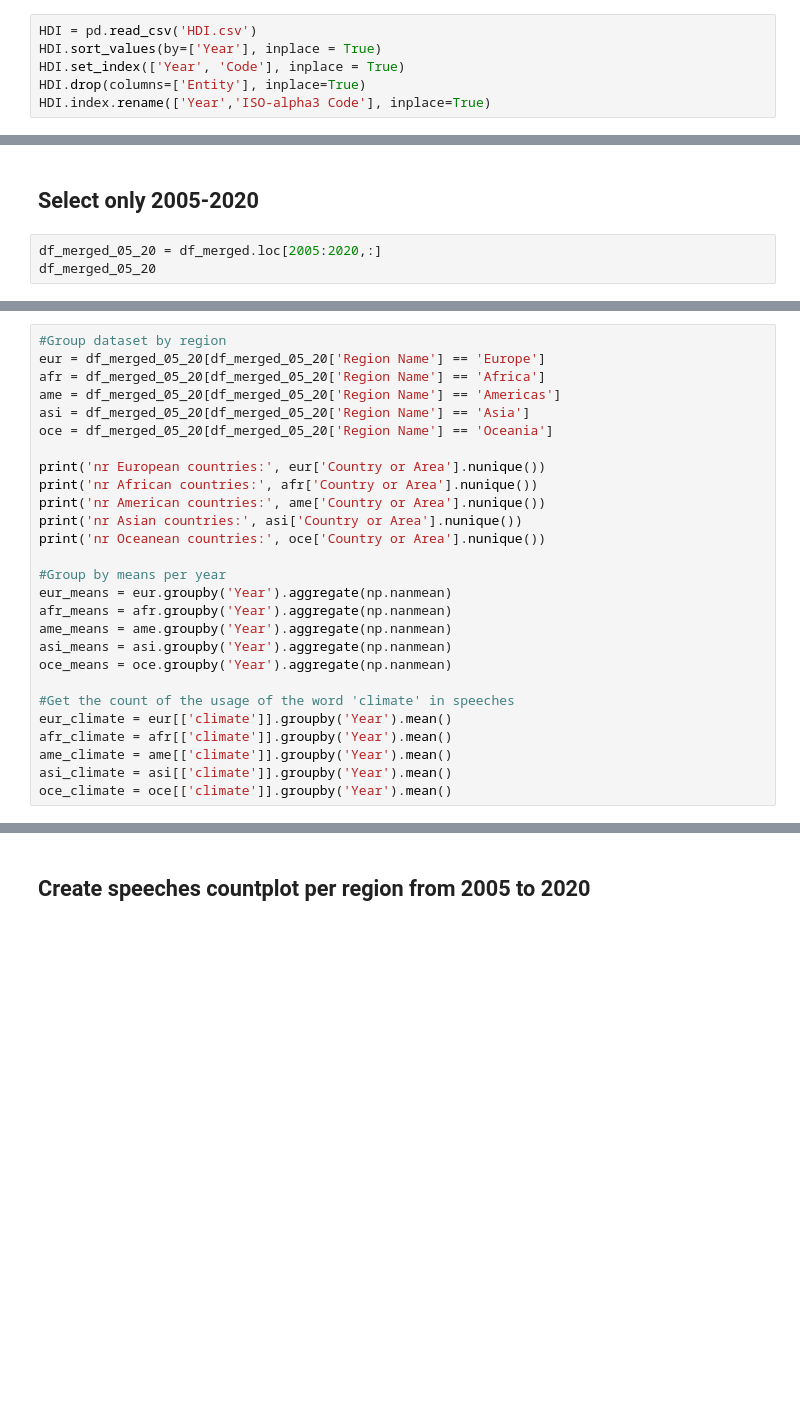
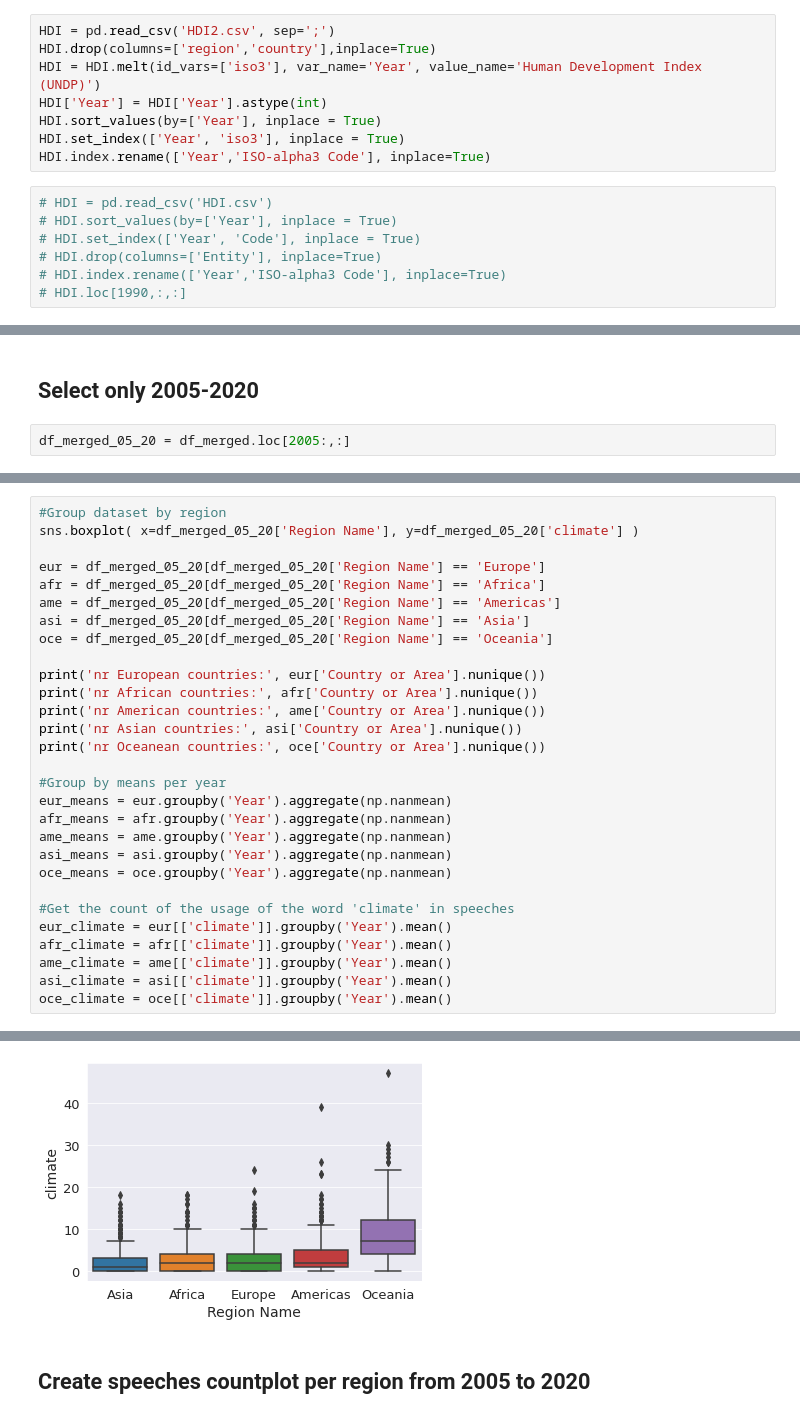
Before and after one commit to wolfbrr/FDS-2022, a Jupyter notebook: assignment-1/assignment-1.ipynb, the cells around one changed output, grey strips where cells are left out. Cells and saved outputs as stored; diff of their text form; blank space fills up the shorter version.

```diff
--- a/assignment-1/assignment-1.ipynb
+++ b/assignment-1/assignment-1.ipynb
@@ -164,12 +179,21 @@ df_happiness_merged.index.rename(['Year','ISO-alpha3 Code'], inplace=True)
 df_happiness_merged.drop(columns=['Country name','Country or Area'], inplace=True)
 # %% [markdown]
 ## Read HDI report
+# %%
+HDI = pd.read_csv('HDI2.csv', sep=';')
+HDI.drop(columns=['region','country'],inplace=True)
+HDI = HDI.melt(id_vars=['iso3'], var_name='Year', value_name='Human Development Index (UNDP)')
+HDI['Year'] = HDI['Year'].astype(int)
+HDI.sort_values(by=['Year'], inplace = True)
+HDI.set_index(['Year', 'iso3'], inplace = True)
+HDI.index.rename(['Year','ISO-alpha3 Code'], inplace=True)
 # %%
-HDI = pd.read_csv('HDI.csv')
-HDI.sort_values(by=['Year'], inplace = True)
-HDI.set_index(['Year', 'Code'], inplace = True)
-HDI.drop(columns=['Entity'], inplace=True)
-HDI.index.rename(['Year','ISO-alpha3 Code'], inplace=True)
+# HDI = pd.read_csv('HDI.csv')
+# HDI.sort_values(by=['Year'], inplace = True)
+# HDI.set_index(['Year', 'Code'], inplace = True)
+# HDI.drop(columns=['Entity'], inplace=True)
+# HDI.index.rename(['Year','ISO-alpha3 Code'], inplace=True)
+# HDI.loc[1990,:,:]
 # %% [markdown]
 ## Merge UNGDC with happiness report and HDI by Multiple index Year, ISO
 # %%
@@ -178,5 +218,4 @@ df_merged = df_merged.merge(HDI, how='left', left_index=True, right_index=True)
 # %% [markdown]
 ## Select only 2005-2020
 # %%
-df_merged_05_20 = df_merged.loc[2005:2020,:]
-df_merged_05_20
+df_merged_05_20 = df_merged.loc[2005:,:]
@@ -183,5 +226,7 @@ df_merged_05_20
 # %%
 #Group dataset by region
+sns.boxplot( x=df_merged_05_20['Region Name'], y=df_merged_05_20['climate'] )
+
 eur = df_merged_05_20[df_merged_05_20['Region Name'] == 'Europe']
 afr = df_merged_05_20[df_merged_05_20['Region Name'] == 'Africa']
 ame = df_merged_05_20[df_merged_05_20['Region Name'] == 'Americas']
@@ -207,3 +252,4 @@ afr_climate = afr[['climate']].groupby('Year').mean()
 ame_climate = ame[['climate']].groupby('Year').mean()
 asi_climate = asi[['climate']].groupby('Year').mean()
 oce_climate = oce[['climate']].groupby('Year').mean()
+# %% [output]
@@ -210,2 +261,3 @@ oce_climate = oce[['climate']].groupby('Year').mean()
+[figure, added]
 # %% [markdown]
 ## Create speeches countplot per region from 2005 to 2020
```
Also changed, not shown: parts of 26 cells of this notebook, 1 other file.
